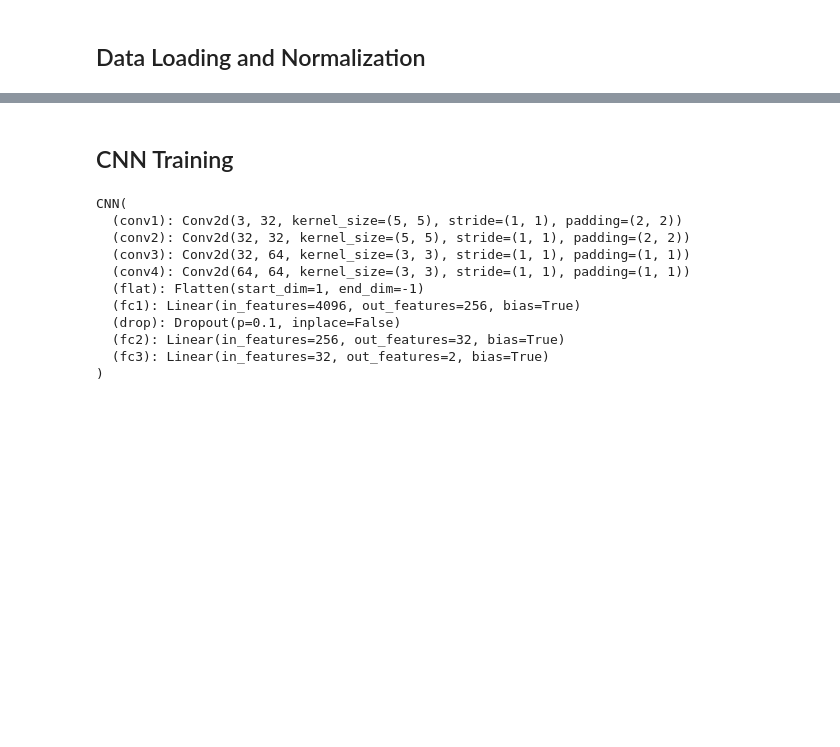
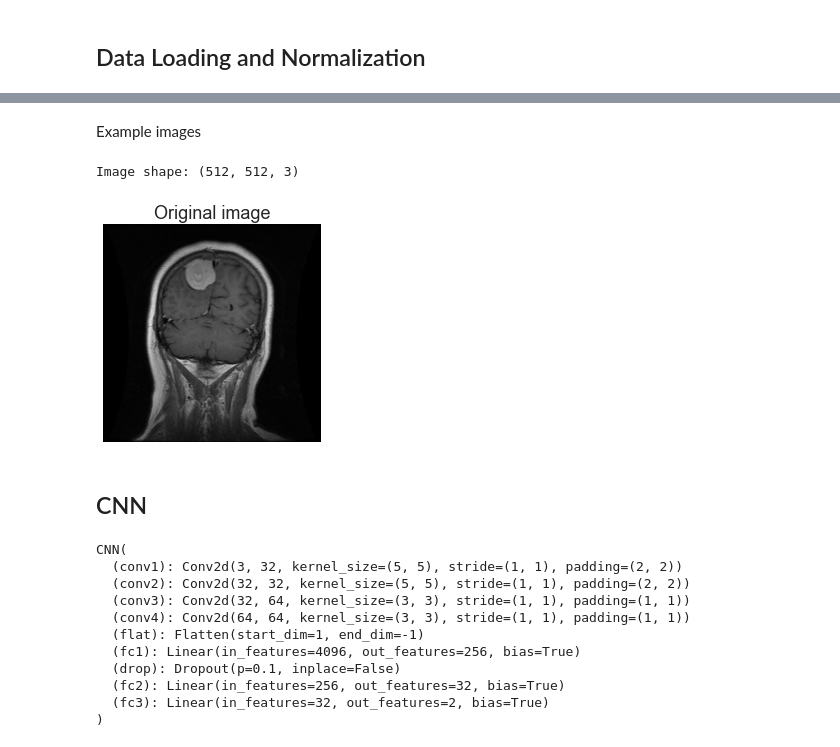
Before and after one commit to ChiaraSolito/XAIandVisual, a Jupyter notebook: experiments.ipynb, the cells around one changed output, grey strips where cells are left out. Cells and saved outputs as stored; diff of their text form; code cells hidden in the pictures; blank space fills up the shorter version.

```diff
--- a/experiments.ipynb
+++ b/experiments.ipynb
@@ -30,5 +32,21 @@ Blue ch std =  0.2123710677526386
+# %% [markdown]
+Example images
+# %%
+random.seed(42)
+image = random.sample(train_data, 1)
+image = np.array(image)
+image = np.squeeze(image, 0)
+print(f"Image shape: {image.shape}")
+
+plt.imshow(image)
+plt.axis('off')
+plt.title('Original image')
+plt.show()
+# %% [output]
+Image shape: (512, 512, 3)
+[figure, added]
 # %% [markdown]
-## CNN Training
+## CNN
 # %%
 MODEL_NAME = 'CNN'
 NUM_FOLD = 10
```
Also changed, not shown: parts of 22 cells of this notebook, 1 other file.
